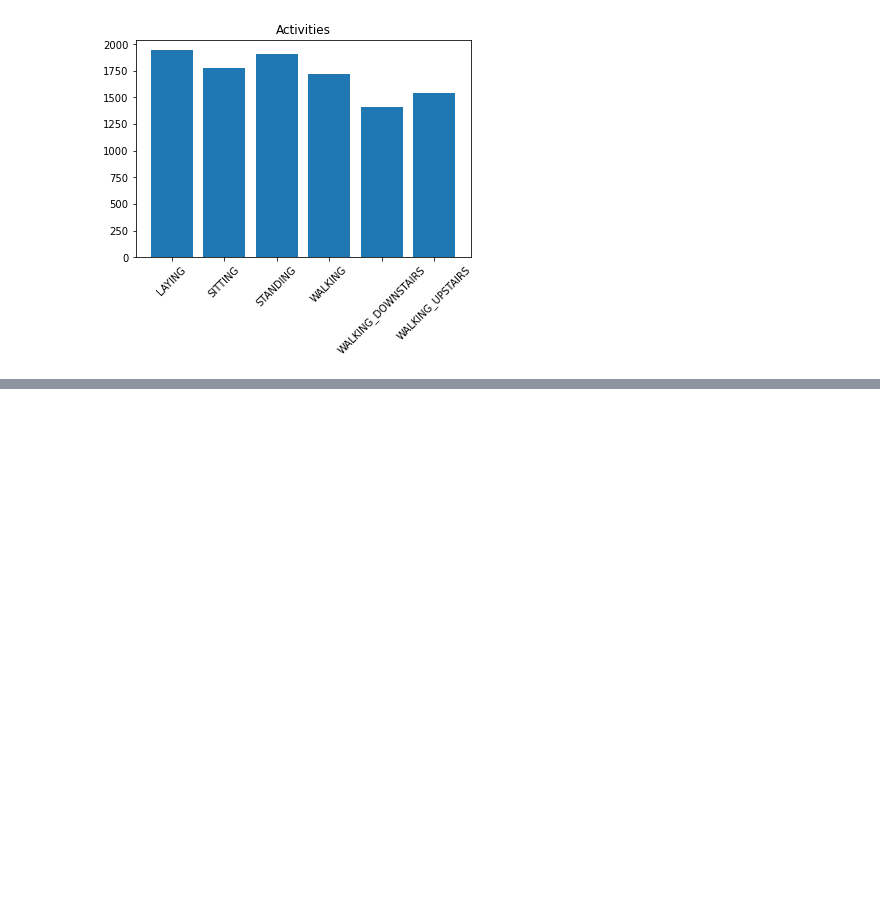
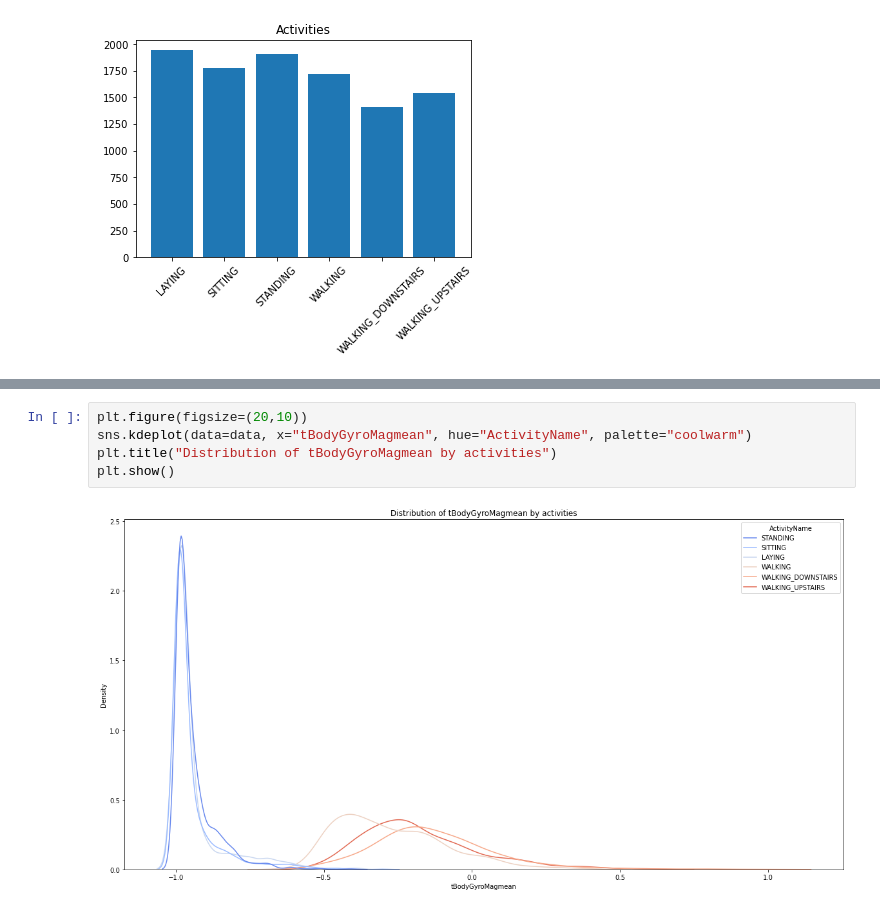
Before and after one commit to gekas145/WUM-2021-Projekty, a Jupyter notebook: Projekt2/eda.ipynb, the cells around one changed output, grey strips where cells are left out. Cells and saved outputs as stored; diff of their text form; blank space fills up the shorter version.

```diff
--- a/Projekt2/eda.ipynb
+++ b/Projekt2/eda.ipynb
@@ -132,0 +142,7 @@ plt.show()
+# %%
+plt.figure(figsize=(20,10))
+sns.kdeplot(data=data, x="tBodyGyroMagmean", hue="ActivityName", palette="coolwarm")
+plt.title("Distribution of tBodyGyroMagmean by activities")
+plt.show()
+# %% [output]
+[figure, added]
```
Also changed, not shown: parts of 4 cells of this notebook, 1 other file.
